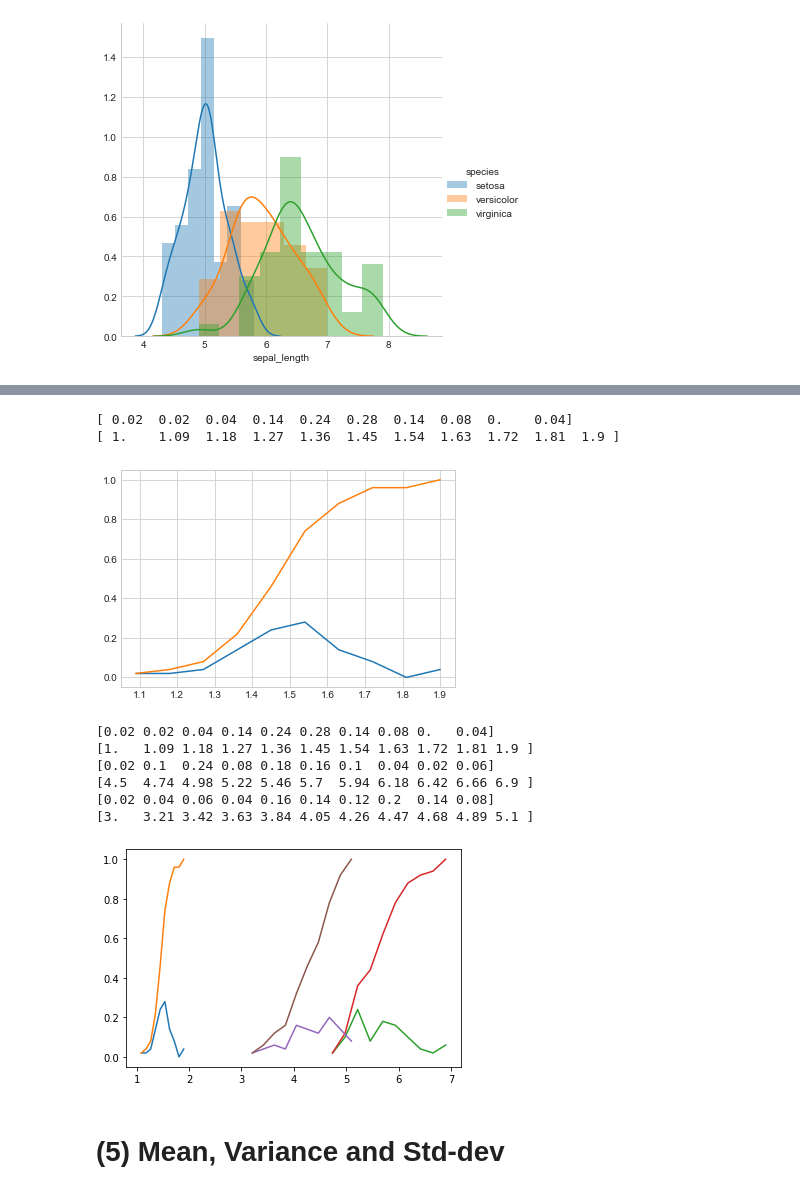
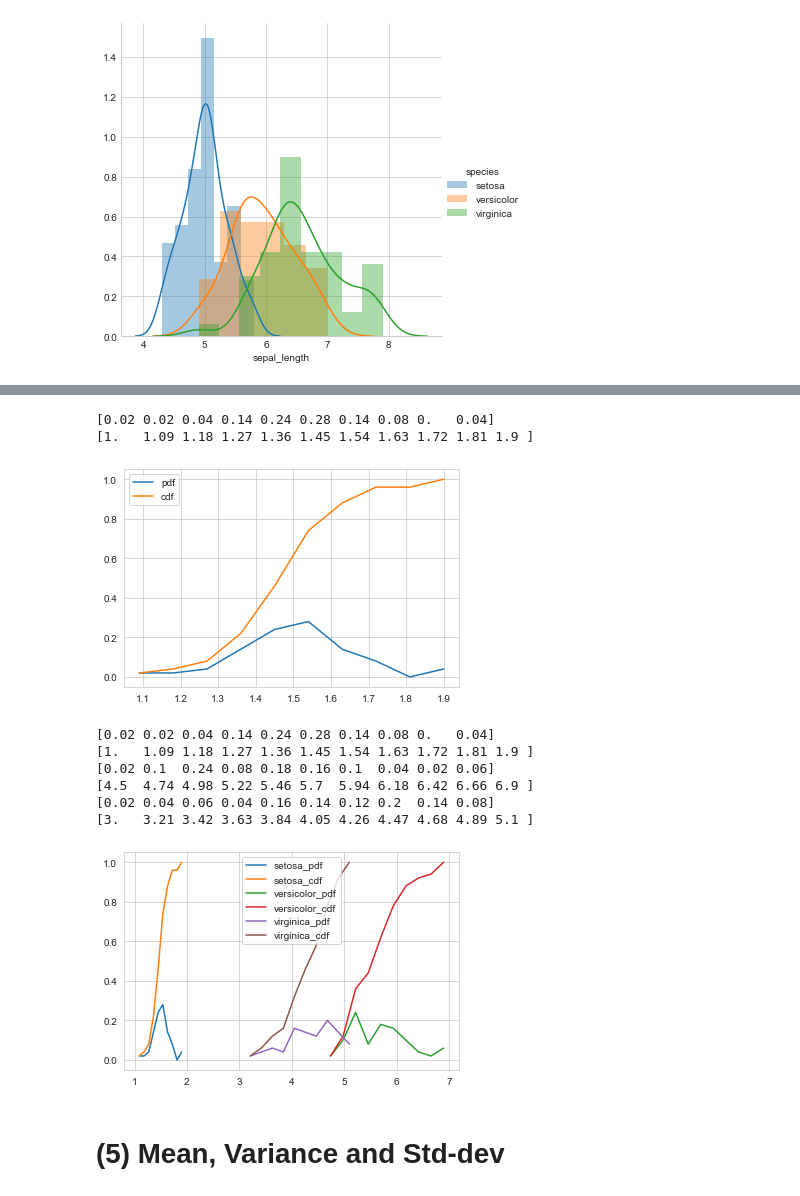
Before and after one commit to Lavanyagaur22/Exploratory_Data_Analysis_IrisDataSet, a Jupyter notebook: Exploratory Data Analysis.ipynb, the cells around one changed output, grey strips where cells are left out. Saved outputs shown, nothing was run; the diff lists cells and outputs as text; code cells hidden in the pictures.

```diff
--- a/Exploratory Data Analysis.ipynb
+++ b/Exploratory Data Analysis.ipynb
@@ -187,10 +217,9 @@ plt.show();
 # %%
 # Need for Cumulative Distribution Function (CDF)
-# We can visually see what percentage of versicolor flowers have a
+# We can visually see what percentage of setosa flowers have a
 # petal_length of less than 1.6?
 
 #Plot CDF of petal_length
-
 counts, bin_edges = np.histogram(iris_setosa['petal_length'], bins=10,
                                  density = True)
 pdf = counts/(sum(counts))
@@ -199,15 +228,15 @@ print(bin_edges)
 
 #compute CDF
 cdf = np.cumsum(pdf)
-plt.plot(bin_edges[1:],pdf)
-plt.plot(bin_edges[1:], cdf)
+plt.plot(bin_edges[1:],pdf, label='pdf')
+plt.plot(bin_edges[1:], cdf, label='cdf')
 
-
+plt.legend();
 plt.show();
 # %% [output]
-[ 0.02  0.02  0.04  0.14  0.24  0.28  0.14  0.08  0.    0.04]
-[ 1.    1.09  1.18  1.27  1.36  1.45  1.54  1.63  1.72  1.81  1.9 ]
+[0.02 0.02 0.04 0.14 0.24 0.28 0.14 0.08 0.   0.04]
+[1.   1.09 1.18 1.27 1.36 1.45 1.54 1.63 1.72 1.81 1.9 ]
-[figure, old version]
+[figure, new version]
 # %%
 # Plots of CDF of petal_length for various types of flowers.
 
@@ -217,43 +246,43 @@ counts, bin_edges = np.histogram(iris_setosa['petal_length'], bins=10,
                                  density = True)
 pdf = counts/(sum(counts))
 print(pdf);
 print(bin_edges)
 cdf = np.cumsum(pdf)
-plt.plot(bin_edges[1:],pdf)
-plt.plot(bin_edges[1:], cdf)
+plt.plot(bin_edges[1:],pdf, label='setosa_pdf')
+plt.plot(bin_edges[1:], cdf, label='setosa_cdf')
 
 
-# virginica
+# versicolor
 counts, bin_edges = np.histogram(iris_virginica['petal_length'], bins=10,
                                  density = True)
 pdf = counts/(sum(counts))
 print(pdf);
 print(bin_edges)
 cdf = np.cumsum(pdf)
-plt.plot(bin_edges[1:],pdf)
-plt.plot(bin_edges[1:], cdf)
+plt.plot(bin_edges[1:],pdf,  label='versicolor_pdf')
+plt.plot(bin_edges[1:], cdf, label='versicolor_cdf')
 
 
-#versicolor
+#virginica
 counts, bin_edges = np.histogram(iris_versicolor['petal_length'], bins=10,
                                  density = True)
 pdf = counts/(sum(counts))
 print(pdf);
 print(bin_edges)
 cdf = np.cumsum(pdf)
-plt.plot(bin_edges[1:],pdf)
-plt.plot(bin_edges[1:], cdf)
+plt.plot(bin_edges[1:],pdf, label='virginica_pdf')
+plt.plot(bin_edges[1:], cdf, label='virginica_cdf')
 
-
+plt.legend();
 plt.show();
 # %% [output]
 [0.02 0.02 0.04 0.14 0.24 0.28 0.14 0.08 0.   0.04]
 [1.   1.09 1.18 1.27 1.36 1.45 1.54 1.63 1.72 1.81 1.9 ]
 [0.02 0.1  0.24 0.08 0.18 0.16 0.1  0.04 0.02 0.06]
 [4.5  4.74 4.98 5.22 5.46 5.7  5.94 6.18 6.42 6.66 6.9 ]
 [0.02 0.04 0.06 0.04 0.16 0.14 0.12 0.2  0.14 0.08]
 [3.   3.21 3.42 3.63 3.84 4.05 4.26 4.47 4.68 4.89 5.1 ]
-[figure, old version]
+[figure, new version]
 # %% [markdown]
 # (5) Mean, Variance and Std-dev
 # %%
```
Also changed, not shown: parts of 12 cells of this notebook.
